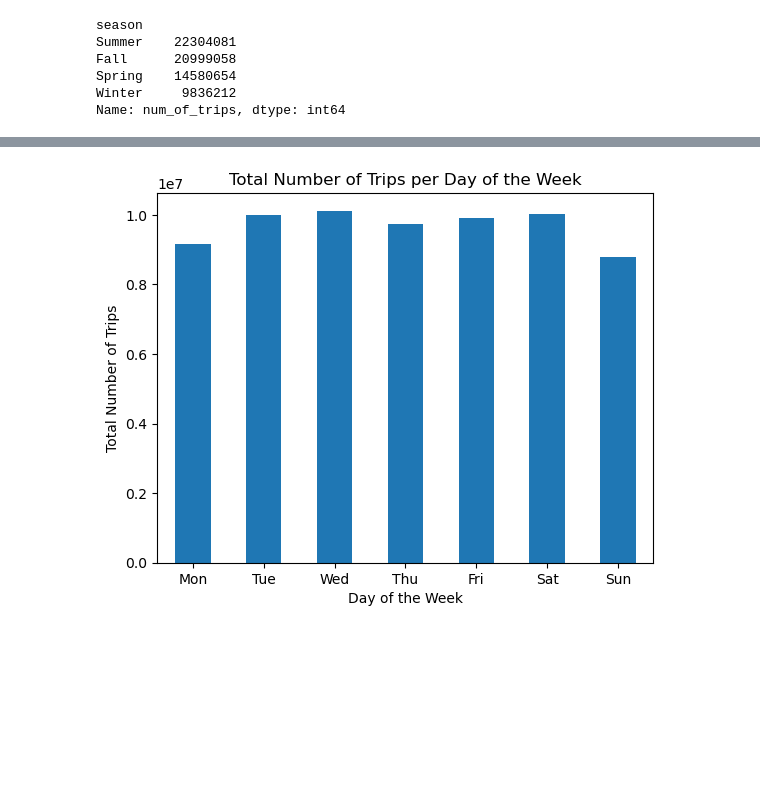
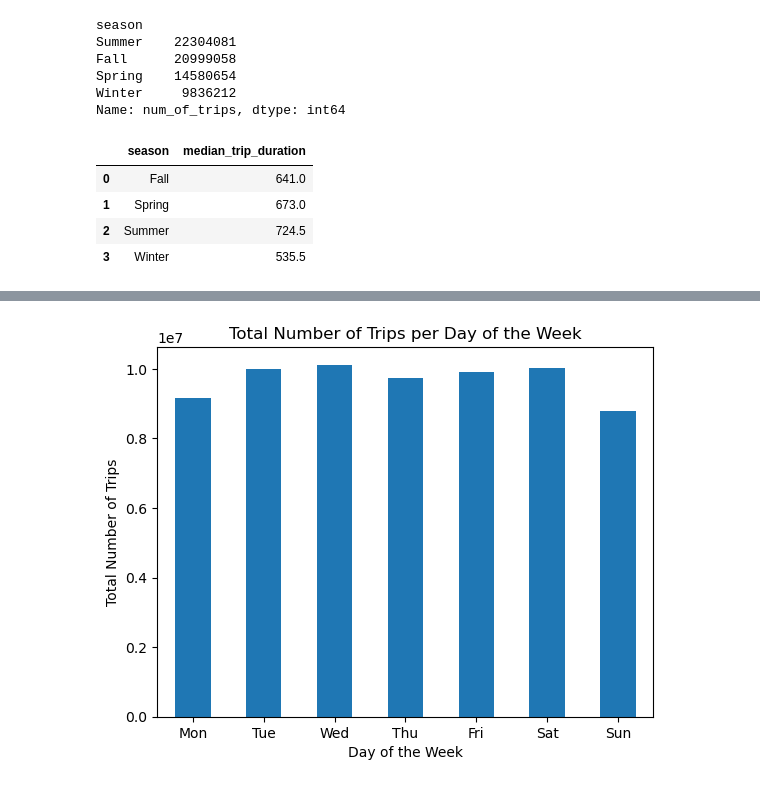
Before and after one commit to KagonDeans/citibikes, a Jupyter notebook: notebook/citibike_3.ipynb, the cells around one changed output, grey strips where cells are left out. Cells and saved outputs as stored; diff of their text form; code cells hidden in the pictures; blank space fills up the shorter version.

```diff
--- a/notebook/citibike_3.ipynb
+++ b/notebook/citibike_3.ipynb
@@ -110,3 +135,12 @@ Fall      20999058
 Spring    14580654
 Winter     9836212
 Name: num_of_trips, dtype: int64
+# %%
+#checking the total amount of trips by season.
+citibike.groupby('season')['median_trip_duration'].median().reset_index()
+# %% [output]
+|  | season | median_trip_duration |
+| 0 | Fall | 641.0 |
+| 1 | Spring | 673.0 |
+| 2 | Summer | 724.5 |
+| 3 | Winter | 535.5 |
```
Also changed, not shown: parts of 23 cells of this notebook, 2 other files.
